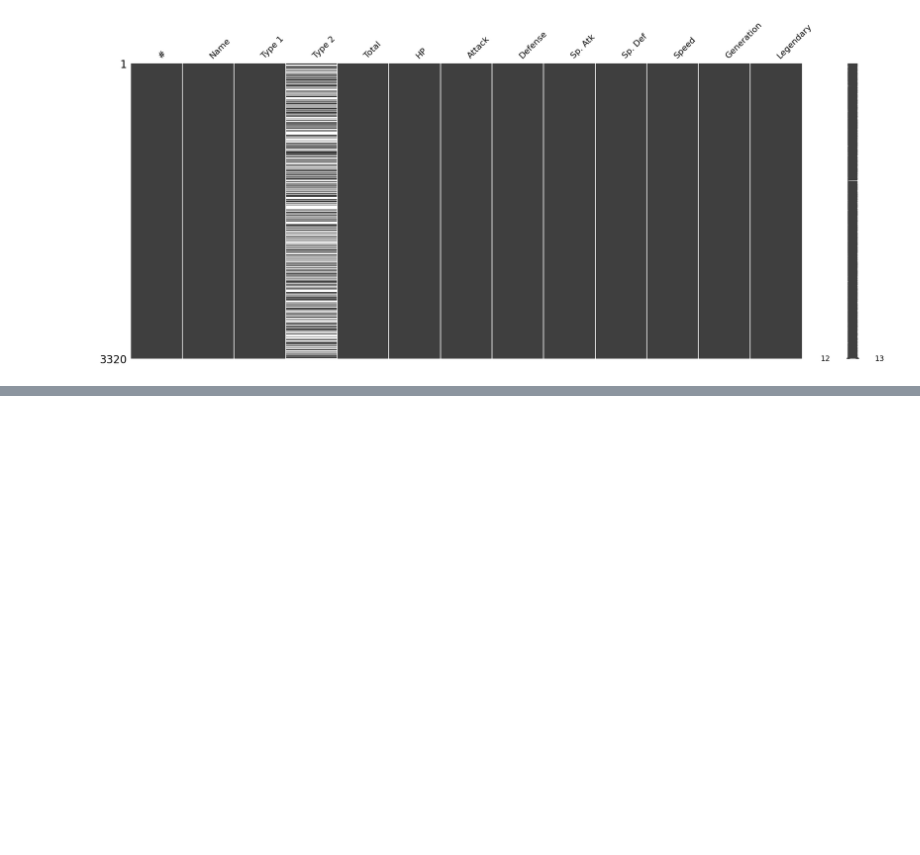
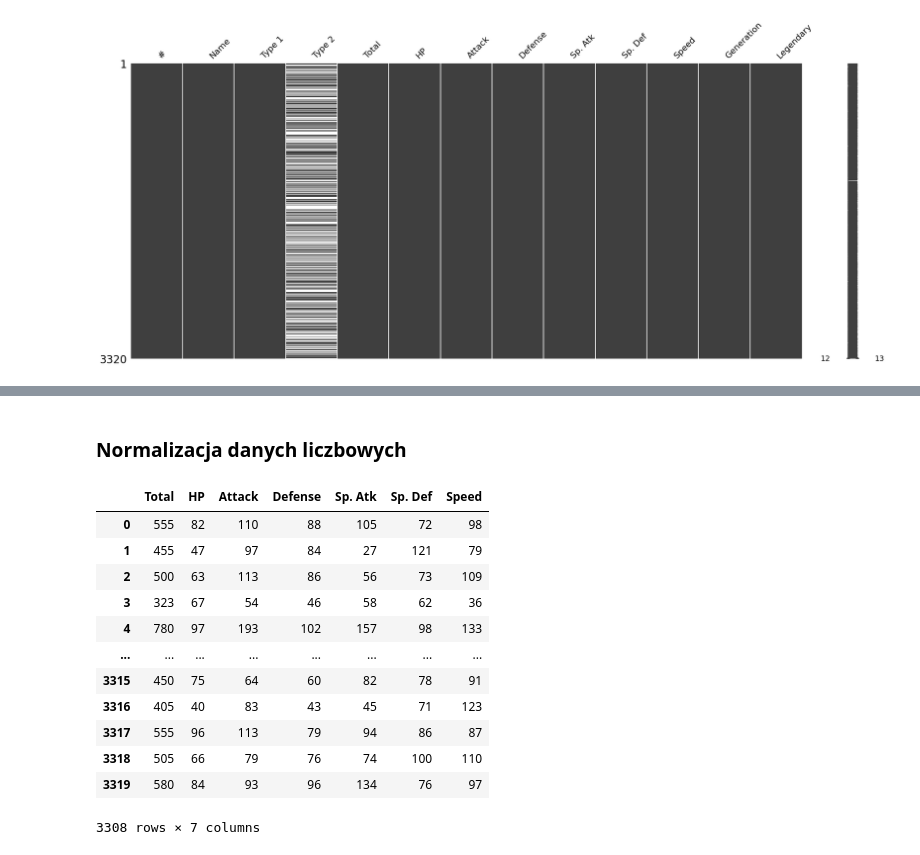
Before and after one commit to KacperUrban/Machine-learning-course, a Jupyter notebook: Second_Part/Projekt_nr_2.ipynb, the cells around one changed output, grey strips where cells are left out. Cells and saved outputs as stored; diff of their text form; code cells hidden in the pictures; blank space fills up the shorter version.

```diff
--- a/Second_Part/Projekt_nr_2.ipynb
+++ b/Second_Part/Projekt_nr_2.ipynb
@@ -72,0 +85,3 @@ plt.show()
+# %%
+df_no_nans = df.fillna('Other')
+df_no_nans.head()
@@ -72,0 +95,6 @@ plt.show()
+# %%
+df_clean = df_no_nans[(df_no_nans.HP > 0) & (df_no_nans.Attack > 0) & (df_no_nans.Defense > 0)]
+
+columns = ['Total', 'HP', 'Attack', 'Defense', 'Sp. Atk', 'Sp. Def', 'Speed']
+for column in columns:
+    print(f"Wiersze w {column} które mają wartość poniżej lub równe 0: {len(df_clean[df_clean[column] <= 0])}")
@@ -72,0 +124,19 @@ plt.show()
+# %% [markdown]
+### Normalizacja danych liczbowych
+# %%
+df_num = df_clean[['Total', 'HP', 'Attack', 'Defense', 'Sp. Atk', 'Sp. Def', 'Speed']]
+df_num
+# %% [output]
+|  | Total | HP | Attack | Defense | Sp. Atk | Sp. Def | Speed |
+| 0 | 555 | 82 | 110 | 88 | 105 | 72 | 98 |
+| 1 | 455 | 47 | 97 | 84 | 27 | 121 | 79 |
+| 2 | 500 | 63 | 113 | 86 | 56 | 73 | 109 |
+| 3 | 323 | 67 | 54 | 46 | 58 | 62 | 36 |
+| 4 | 780 | 97 | 193 | 102 | 157 | 98 | 133 |
+| ... | ... | ... | ... | ... | ... | ... | ... |
+| 3315 | 450 | 75 | 64 | 60 | 82 | 78 | 91 |
+| 3316 | 405 | 40 | 83 | 43 | 45 | 71 | 123 |
+| 3317 | 555 | 96 | 113 | 79 | 94 | 86 | 87 |
+| 3318 | 505 | 66 | 79 | 76 | 74 | 100 | 110 |
+| 3319 | 580 | 84 | 93 | 96 | 134 | 76 | 97 |
+3308 rows × 7 columns
```
Also changed, not shown: parts of 11 cells of this notebook.
